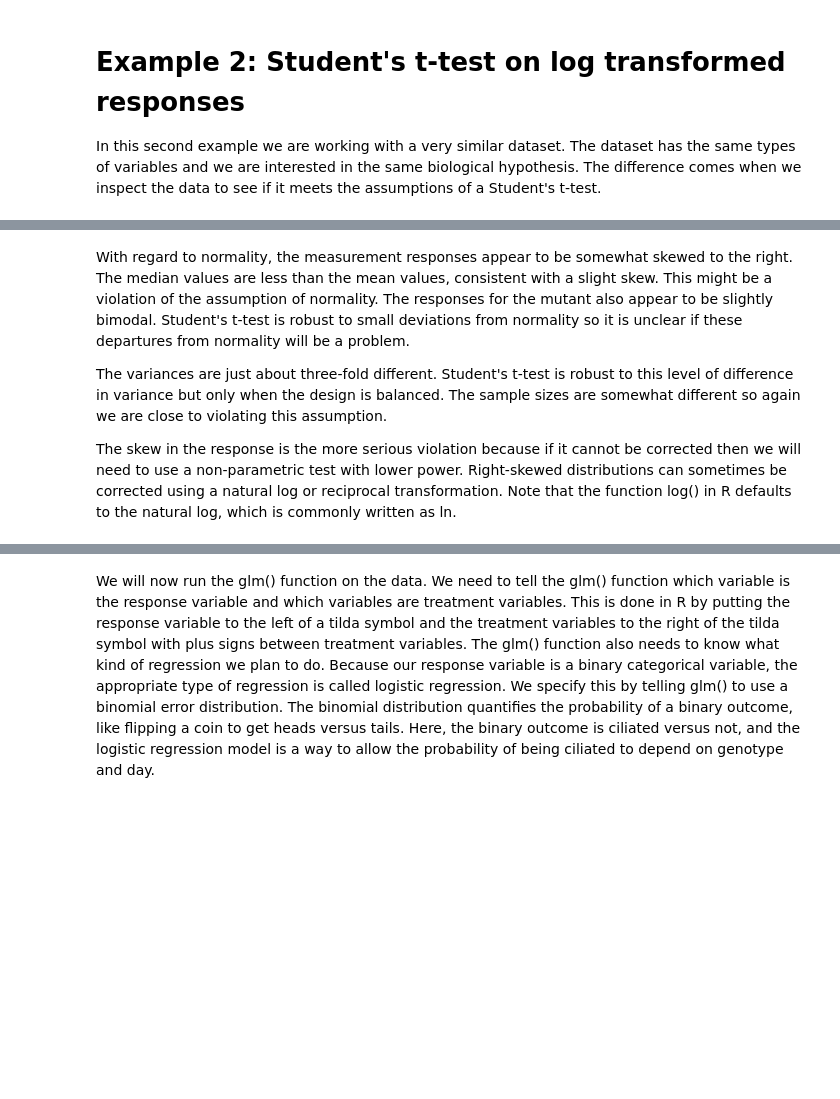
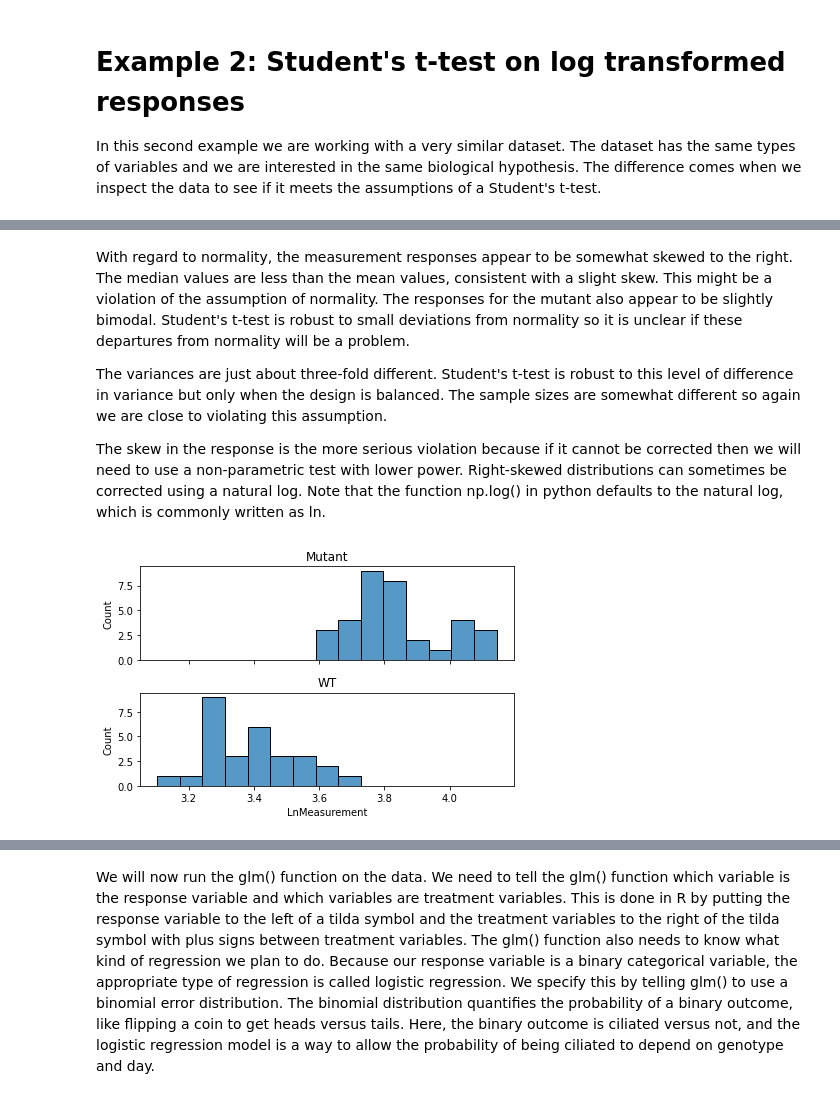
Before and after one commit to matteofigliuzzi/biostatistics_tutorial, a Jupyter notebook: notebooks/Tutorial_HypothesisTesting_Jupyter_python.ipynb, the cells around one changed output, grey strips where cells are left out. Saved outputs shown, nothing was run; the diff lists cells and outputs as text; code cells hidden in the pictures; blank space fills up the shorter version.

```diff
--- a/notebooks/Tutorial_HypothesisTesting_Jupyter_python.ipynb
+++ b/notebooks/Tutorial_HypothesisTesting_Jupyter_python.ipynb
@@ -221,26 +405,25 @@ With regard to normality, the measurement responses appear to be somewhat skewed
 
 The variances are just about three-fold different. Student's t-test is robust to this level of difference in variance but only when the design is balanced. The sample sizes are somewhat different so again we are close to violating this assumption.
 
-The skew in the response is the more serious violation because if it cannot be corrected then we will need to use a non-parametric test with lower power. Right-skewed distributions can sometimes be corrected using a natural log or reciprocal transformation. Note that the function log() in R defaults to the natural log, which is commonly written as ln.
+The skew in the response is the more serious violation because if it cannot be corrected then we will need to use a non-parametric test with lower power. Right-skewed distributions can sometimes be corrected using a natural log. Note that the function np.log() in python defaults to the natural log, which is commonly written as ln.
 # %%
 # ln transformation
 data2['LnMeasurement'] = np.log(data2['Measurement'])
 # %%
 #binning
 min_value = data2['LnMeasurement'].min()
 max_value = data2['LnMeasurement'].max()
-print(min_value,max_value)
-
-bins = np.linspace(min_value,max_value,15)
-print(bins)
+bins = np.linspace(min_value,max_value,num_bins+1)
 
 # plot data as stacked histograms
 fig,ax=plt.subplots(2,1,sharex=True)
 ax[0].set_title('Mutant')
 sns.histplot(data=data2[data2.Genotype=='Mutant'],x='LnMeasurement',ax=ax[0],bins=bins)
 ax[1].set_title('WT')
 sns.histplot(data=data2[data2.Genotype=='WT'],x='LnMeasurement',ax=ax[1],bins=bins)
 plt.tight_layout()
+# %% [output]
+[figure, added]
 # %%
 #summary statistics, stratified by genotype
 data2.groupby('Genotype')['LnMeasurement'].agg(['count','mean','median','std','var'])
```
Also changed, not shown: parts of 96 cells of this notebook.
